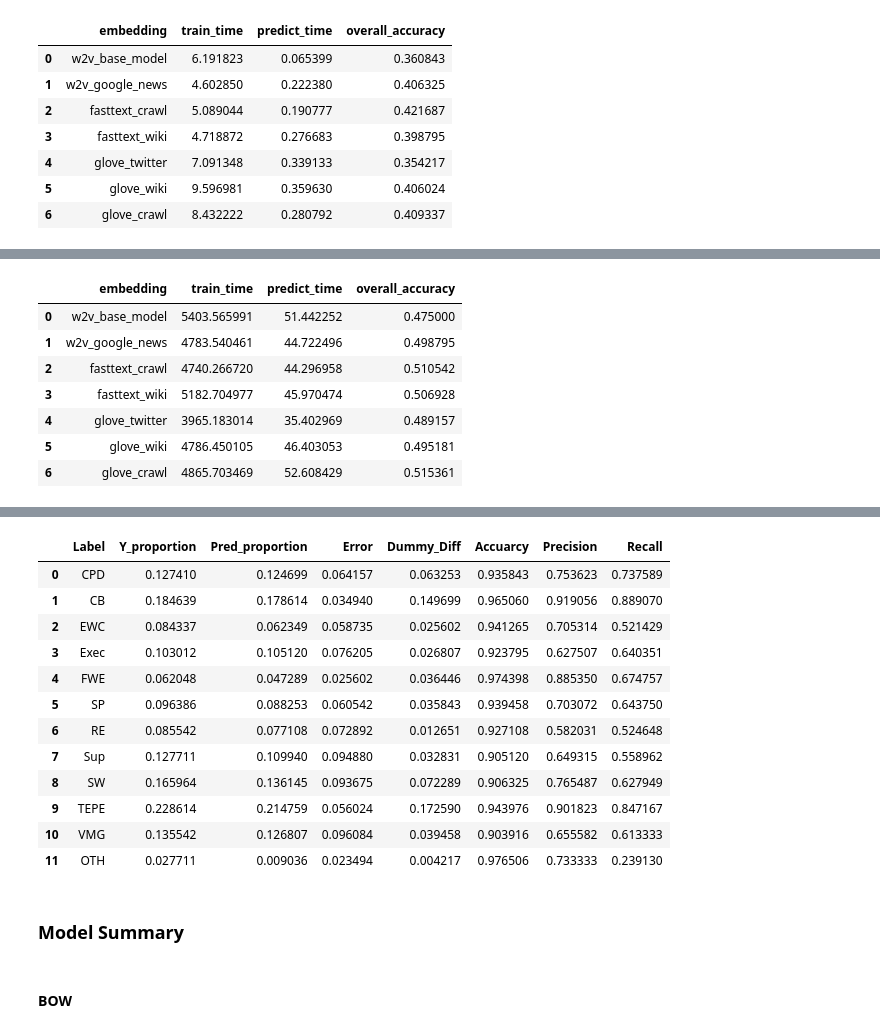
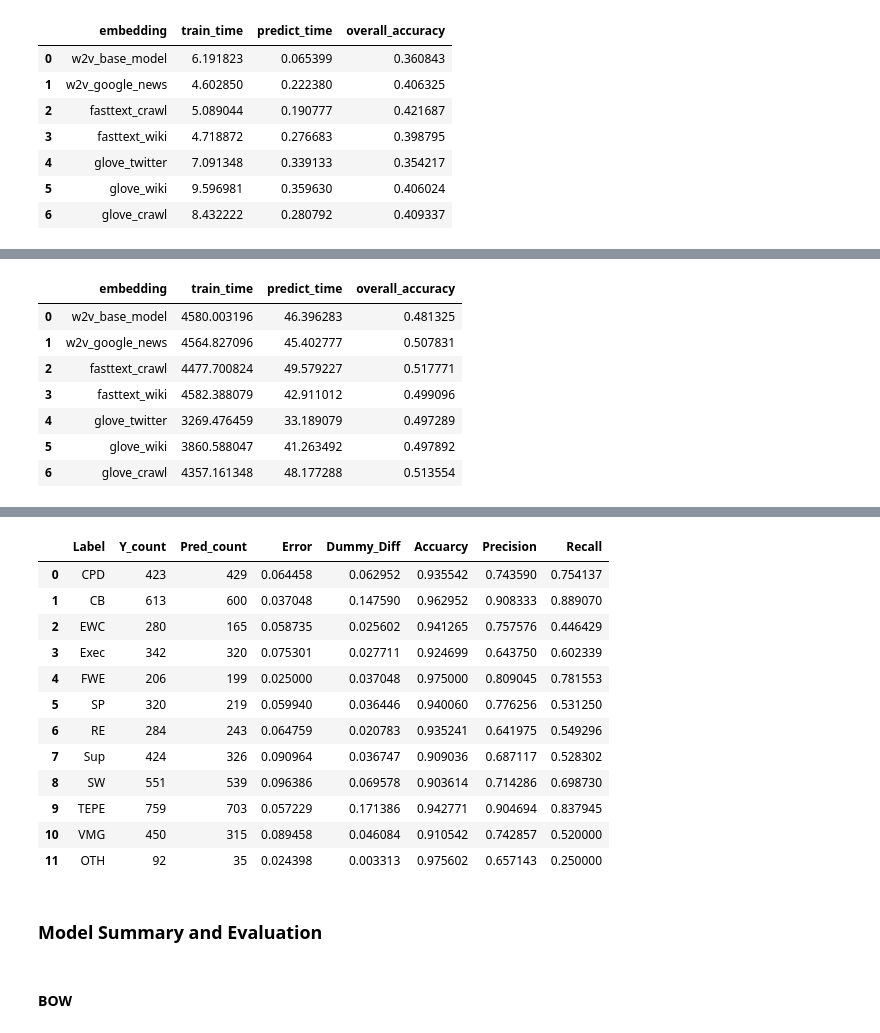
Before and after one commit to Jamienie/mds_capstone_bcstats, a Jupyter notebook: notebooks/02_aq_classification_experiments.ipynb, the cells around one changed output, grey strips where cells are left out. Cells and saved outputs as stored; diff of their text form; code cells hidden in the pictures.

```diff
--- a/notebooks/02_aq_classification_experiments.ipynb
+++ b/notebooks/02_aq_classification_experiments.ipynb
@@ -67,7 +74,7 @@ fname_fasttext_crawl = "./references/pretrained_embeddings.nosync/fasttext/" \
                        "crawl-300d-2M.vec"
 fname_fasttext_wiki = "./references/pretrained_embeddings.nosync/fasttext/" \
                       "wiki-news-300d-1M.vec"
-fname_w2v_googlenews = "./references/pretrained_embeddings.nosync/" \
+fname_w2v_googlenews = "./references/pretrained_embeddings.nosync/w2v/" \
                        "GoogleNews-vectors-negative300.bin"
 fname_glove_twitter = "./references/pretrained_embeddings.nosync/glove/" \
                       "glove.twitter.27B.200d.w2v.txt"
@@ -459,0 +529,3 @@ results_avg_wv
+# %%
+model_conv1d = {}
+Y_pred_conv1d = {}
@@ -520,14 +734,14 @@ for embedding in embeddings.keys():
 # %%
 # Build LSTM Model and train and validate
-Y_pred_lstm = {}
-model_lstm = {}
+Y_pred_biGRU = {}
+model_biGRU = {}
 train_time = []
 predict_time = []
 accuarcies = []
 
 for embedding in embeddings.keys():
     t_start = time.time()
-    print("Training LSTM on the ", embedding)
+    print("Training BiGRU on the ", embedding)
 
     if embedding == 'glove_twitter':
         embed_size = 200
@@ -562,17 +776,17 @@ for embedding in embeddings.keys():
 
     # Train and Predict Model
     batch_size = 128
-    epochs = 16
-    model.fit(X_train_lstm[embedding],
+    epochs = 12
+    model.fit(X_train_embed[embedding],
               Y_train,
               batch_size=batch_size,
               epochs=epochs,
-              validation_data = (X_valid_lstm[embedding],
+              validation_data = (X_valid_embed[embedding],
                                  Y_valid))
     t_end_train = time.time()
 
-    Y_pred_lstm[embedding] = model.predict(X_valid_lstm[embedding])
-    model_lstm[embedding] = model
+    Y_pred_biGRU[embedding] = model.predict(X_valid_embed[embedding])
+    model_biGRU[embedding] = model
 
     # Calculate and report results
     t_end = time.time()
@@ -580,5 +794,5 @@ for embedding in embeddings.keys():
     predict_time.append(t_end - t_end_train)
 
     accuarcies.append(metrics.accuracy_score(Y_valid,
-                                             np.round(Y_pred_lstm[embedding])))
+                                             np.round(Y_pred_biGRU[embedding])))
 # %% [output]
@@ -602,19 +816,19 @@ Epoch 16/16
 # %%
-results_lstm = pd.DataFrame({'embedding': list(embeddings.keys()),
+results_biGRU = pd.DataFrame({'embedding': list(embeddings.keys()),
                              'train_time': train_time,
                              'predict_time': predict_time,
                              'overall_accuracy': accuarcies})
 
-results_lstm
+results_biGRU
 # %% [output]
 |  | embedding | train_time | predict_time | overall_accuracy |
-| 0 | w2v_base_model | 5403.565991 | 51.442252 | 0.475000 |
-| 1 | w2v_google_news | 4783.540461 | 44.722496 | 0.498795 |
-| 2 | fasttext_crawl | 4740.266720 | 44.296958 | 0.510542 |
-| 3 | fasttext_wiki | 5182.704977 | 45.970474 | 0.506928 |
-| 4 | glove_twitter | 3965.183014 | 35.402969 | 0.489157 |
-| 5 | glove_wiki | 4786.450105 | 46.403053 | 0.495181 |
-| 6 | glove_crawl | 4865.703469 | 52.608429 | 0.515361 |
+| 0 | w2v_base_model | 4580.003196 | 46.396283 | 0.481325 |
+| 1 | w2v_google_news | 4564.827096 | 45.402777 | 0.507831 |
+| 2 | fasttext_crawl | 4477.700824 | 49.579227 | 0.517771 |
+| 3 | fasttext_wiki | 4582.388079 | 42.911012 | 0.499096 |
+| 4 | glove_twitter | 3269.476459 | 33.189079 | 0.497289 |
+| 5 | glove_wiki | 3860.588047 | 41.263492 | 0.497892 |
+| 6 | glove_crawl | 4357.161348 | 48.177288 | 0.513554 |
 # %%
-theme_results(Y_valid, np.round(Y_pred_lstm['fasttext_crawl']))
+theme_results(Y_valid, np.round(Y_pred_biGRU['fasttext_crawl']))
 # %% [output]
@@ -623,19 +837,19 @@ Hamming Loss: 0.0631
 Hamming Loss (pred. zeros): 0.1191
-|  | Label | Y_proportion | Pred_proportion | Error | Dummy_Diff | Accuarcy | Precision | Recall |
-| 0 | CPD | 0.127410 | 0.124699 | 0.064157 | 0.063253 | 0.935843 | 0.753623 | 0.737589 |
-| 1 | CB | 0.184639 | 0.178614 | 0.034940 | 0.149699 | 0.965060 | 0.919056 | 0.889070 |
-| 2 | EWC | 0.084337 | 0.062349 | 0.058735 | 0.025602 | 0.941265 | 0.705314 | 0.521429 |
-| 3 | Exec | 0.103012 | 0.105120 | 0.076205 | 0.026807 | 0.923795 | 0.627507 | 0.640351 |
-| 4 | FWE | 0.062048 | 0.047289 | 0.025602 | 0.036446 | 0.974398 | 0.885350 | 0.674757 |
-| 5 | SP | 0.096386 | 0.088253 | 0.060542 | 0.035843 | 0.939458 | 0.703072 | 0.643750 |
-| 6 | RE | 0.085542 | 0.077108 | 0.072892 | 0.012651 | 0.927108 | 0.582031 | 0.524648 |
-| 7 | Sup | 0.127711 | 0.109940 | 0.094880 | 0.032831 | 0.905120 | 0.649315 | 0.558962 |
-| 8 | SW | 0.165964 | 0.136145 | 0.093675 | 0.072289 | 0.906325 | 0.765487 | 0.627949 |
-| 9 | TEPE | 0.228614 | 0.214759 | 0.056024 | 0.172590 | 0.943976 | 0.901823 | 0.847167 |
-| 10 | VMG | 0.135542 | 0.126807 | 0.096084 | 0.039458 | 0.903916 | 0.655582 | 0.613333 |
-| 11 | OTH | 0.027711 | 0.009036 | 0.023494 | 0.004217 | 0.976506 | 0.733333 | 0.239130 |
+|  | Label | Y_count | Pred_count | Error | Dummy_Diff | Accuarcy | Precision | Recall |
+| 0 | CPD | 423 | 429 | 0.064458 | 0.062952 | 0.935542 | 0.743590 | 0.754137 |
+| 1 | CB | 613 | 600 | 0.037048 | 0.147590 | 0.962952 | 0.908333 | 0.889070 |
+| 2 | EWC | 280 | 165 | 0.058735 | 0.025602 | 0.941265 | 0.757576 | 0.446429 |
+| 3 | Exec | 342 | 320 | 0.075301 | 0.027711 | 0.924699 | 0.643750 | 0.602339 |
+| 4 | FWE | 206 | 199 | 0.025000 | 0.037048 | 0.975000 | 0.809045 | 0.781553 |
+| 5 | SP | 320 | 219 | 0.059940 | 0.036446 | 0.940060 | 0.776256 | 0.531250 |
+| 6 | RE | 284 | 243 | 0.064759 | 0.020783 | 0.935241 | 0.641975 | 0.549296 |
+| 7 | Sup | 424 | 326 | 0.090964 | 0.036747 | 0.909036 | 0.687117 | 0.528302 |
+| 8 | SW | 551 | 539 | 0.096386 | 0.069578 | 0.903614 | 0.714286 | 0.698730 |
+| 9 | TEPE | 759 | 703 | 0.057229 | 0.171386 | 0.942771 | 0.904694 | 0.837945 |
+| 10 | VMG | 450 | 315 | 0.089458 | 0.046084 | 0.910542 | 0.742857 | 0.520000 |
+| 11 | OTH | 92 | 35 | 0.024398 | 0.003313 | 0.975602 | 0.657143 | 0.250000 |
 # %% [markdown]
-### Model Summary
+### Model Summary and Evaluation
 # %% [markdown]
 #### BOW
 # %%
```
Also changed, not shown: parts of 39 cells of this notebook, 2 other files.
